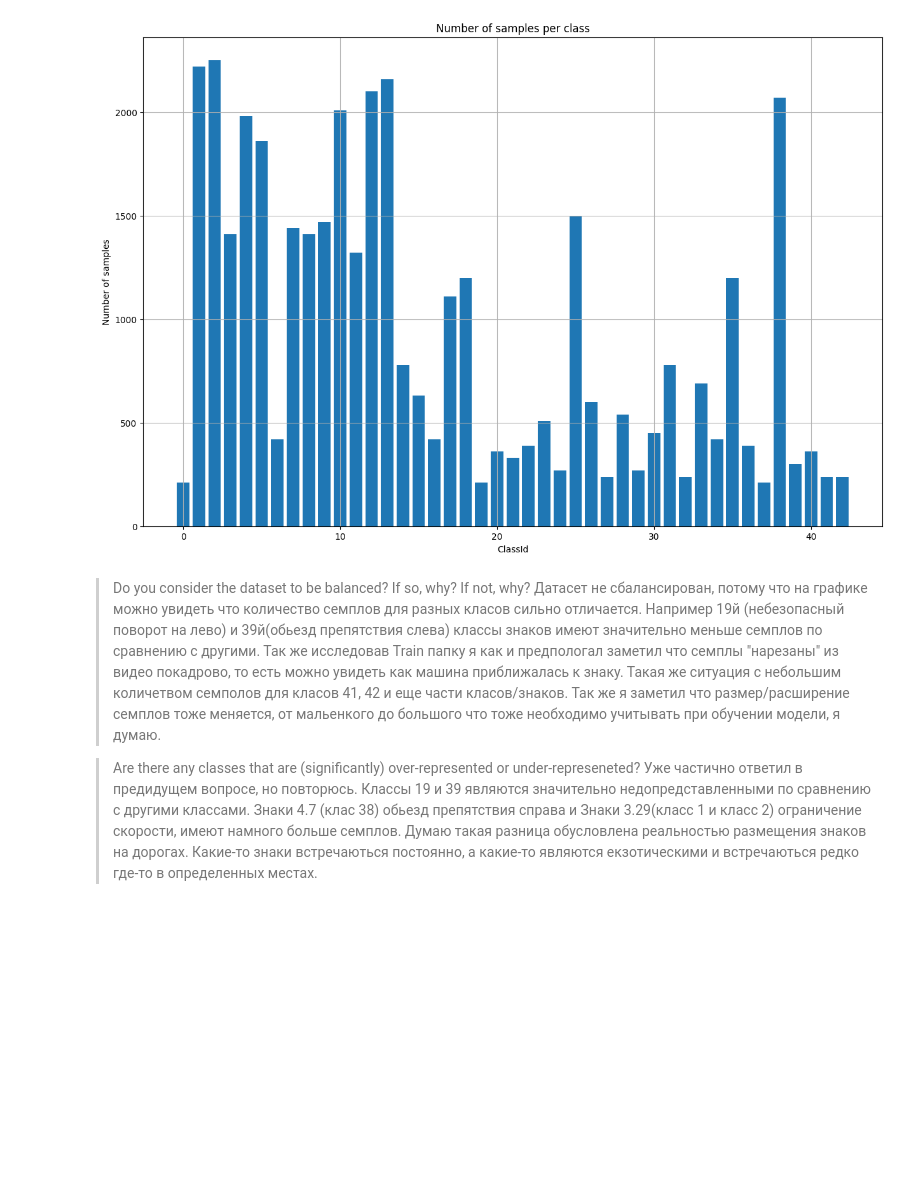
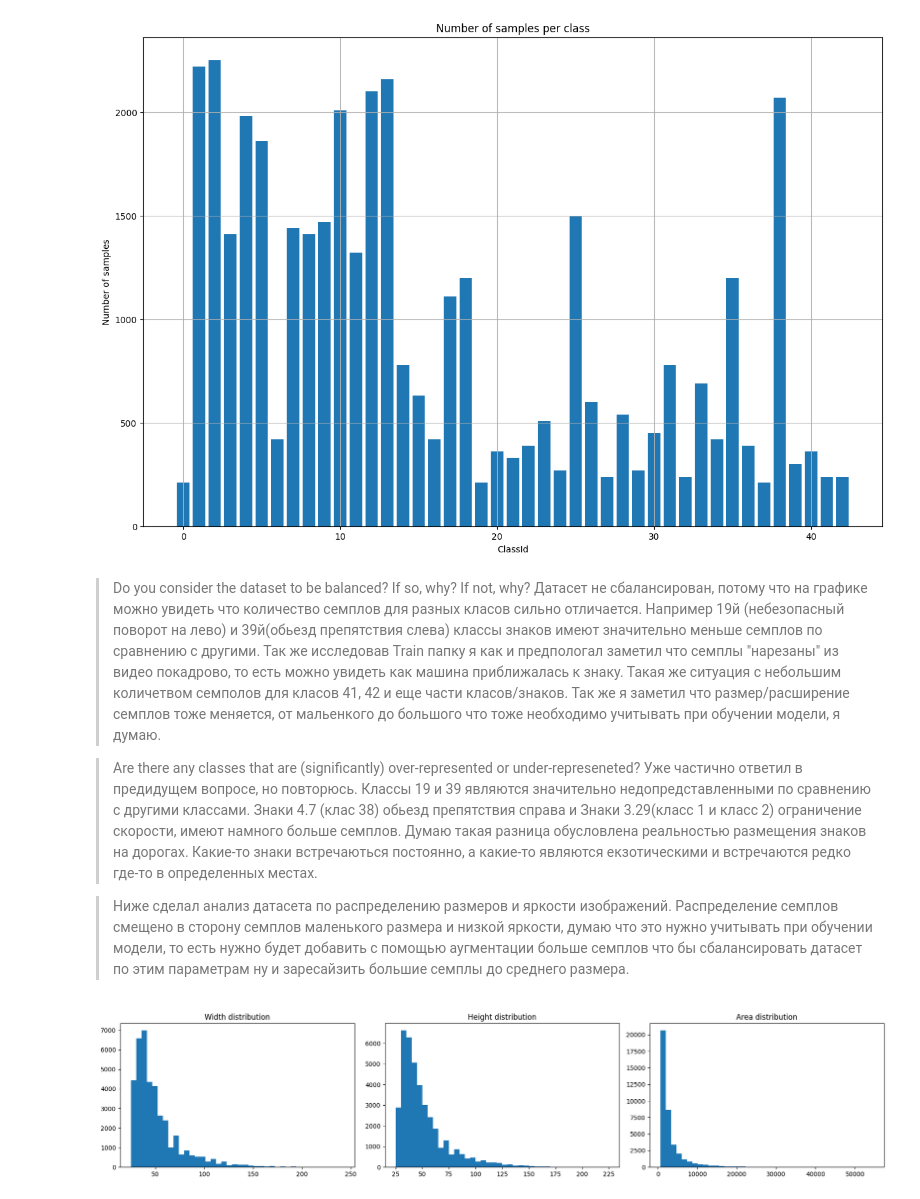
Before and after one commit to debkh/python-cv-ml-homeworks, a Jupyter notebook: notebooks/lesson_13/homework.ipynb, the cells around one changed output. Drawn from its saved outputs; the diff is of its cells as text; code cells hidden in the pictures; blank space fills up the shorter version.

Commit message:
improvement: fixed typos, added more data

```diff
--- a/notebooks/lesson_13/homework.ipynb
+++ b/notebooks/lesson_13/homework.ipynb
@@ -50,4 +50,40 @@ Number of classes: 43
 Датасет не сбалансирован, потому что на графике можно увидеть что количество семплов для разных класов сильно отличается. Например 19й (небезопасный поворот на лево) и 39й(обьезд препятствия слева) классы знаков имеют значительно меньше семплов по сравнению с другими. Так же исследовав Train папку я как и предпологал заметил что семплы "нарезаны" из видео покадрово, то есть можно увидеть как машина приближалась к знаку. Такая же ситуация с небольшим количетвом семполов для класов 41, 42 и еще части класов/знаков. Так же я заметил что размер/расширение семплов тоже меняется, от мальенкого до большого что тоже необходимо учитывать при обучении модели, я думаю.
 
 >Are there any classes that are (significantly) over-represented or under-represeneted?
-Уже частично ответил в предидущем вопросе, но повторюсь. Классы 19 и 39 являются значительно недопредставленными по сравнению с другими классами. Знаки 4.7 (клас 38) обьезд препятствия справа и Знаки 3.29(класс 1 и класс 2) ограничение скорости, имеют намного больше семплов. Думаю такая разница обусловлена реальностью размещения знаков на дорогах. Какие-то знаки встречаються постоянно, а какие-то являются екзотическими и встречаються редко где-то в определенных местах.
+Уже частично ответил в предидущем вопросе, но повторюсь. Классы 19 и 39 являются значительно недопредставленными по сравнению с другими классами. Знаки 4.7 (клас 38) обьезд препятствия справа и Знаки 3.29(класс 1 и класс 2) ограничение скорости, имеют намного больше семплов. Думаю такая разница обусловлена реальностью размещения знаков на дорогах. Какие-то знаки встречаються постоянно, а какие-то являются екзотическими и встречаются редко где-то в определенных местах.
+
+>Ниже сделал анализ датасета по распределению размеров и яркости изображений. Распределение семплов смещено в сторону семплов маленького размера и низкой яркости, думаю что это нужно учитывать при обучении модели, то есть нужно будет добавить с помощью аугментации больше семплов что бы сбалансировать датасет по этим параметрам ну и заресайзить большие семплы до среднего размера.
+# %%
+# calculate width, height, area and aspect ratio of each image
+if 'Width' not in data.columns or 'Height' not in data.columns:
+    widths, heights = [], []
+    # iterate through all images and calculate width and height
+    for p in data['Path']:
+        img = cv2.imread(os.path.join(root, p))
+        if img is None:
+            print(f'Warning: Could not read image at path {p}')
+            widths.append(0)
+            heights.append(0)
+            continue
+        h, w = img.shape[:2]
+        widths.append(w)
+        heights.append(h)
+    data['Width'] = widths
+    data['Height'] = heights
+
+# calculate area and aspect ratio
+data['Area'] = data['Width'] * data['Height']
+data['AspectRatio'] = data['Width'] / data['Height']
+
+# plot histograms of width, height and area
+fig, ax = plt.subplots(1, 3, figsize=(18, 4))
+ax[0].hist(data['Width'], bins=40)
+ax[0].set_title('Width distribution')
+ax[1].hist(data['Height'], bins=40)
+ax[1].set_title('Height distribution')
+ax[2].hist(data['Area'], bins=40)
+ax[2].set_title('Area distribution')
+plt.tight_layout()
+plt.show()
+# %% [output]
+[figure, added]
```
Also changed, not shown: parts of 2 cells of this notebook.
